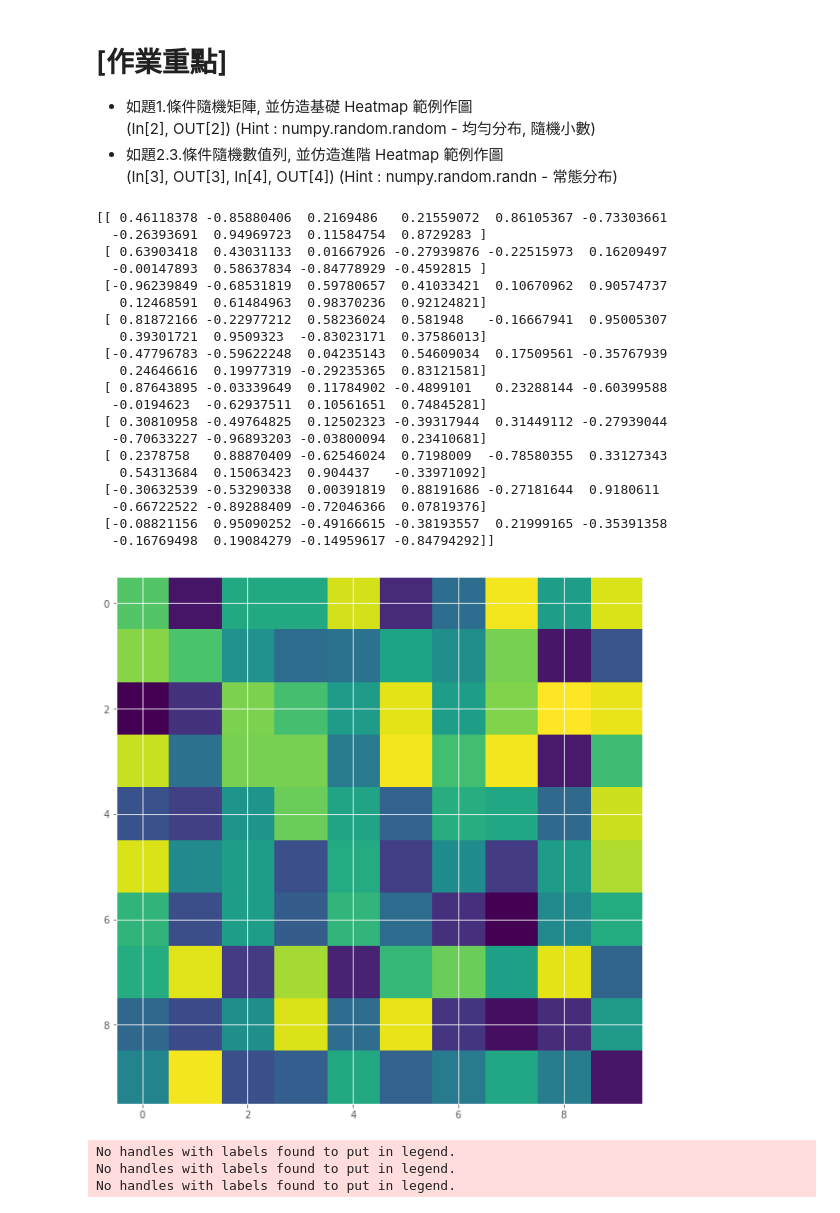
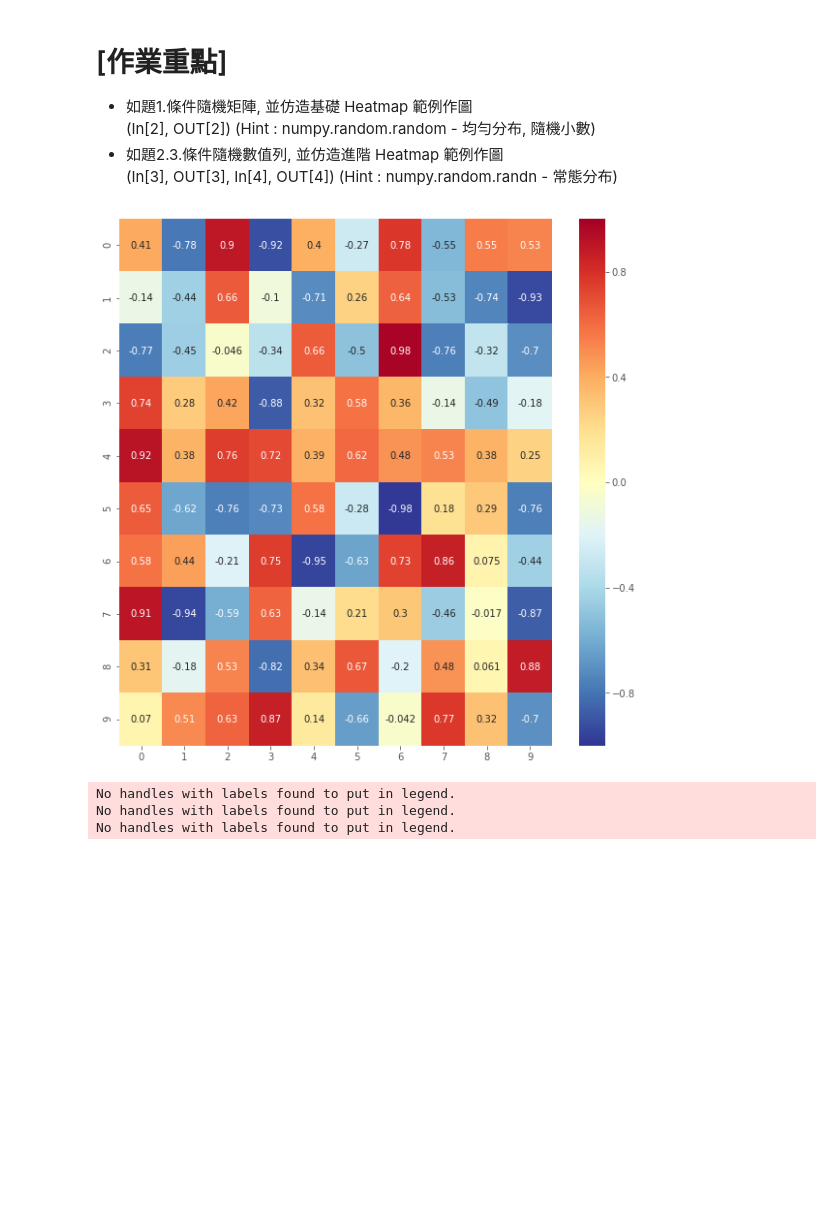
Before and after one commit to benjamin791023/2nd-ML100Days, a Jupyter notebook: ML100/Day_015_HW.ipynb, the cells around one changed output. Saved outputs shown, nothing was run; the diff lists cells and outputs as text; code cells hidden in the pictures; blank space fills up the shorter version.

```diff
--- a/ML100/Day_015_HW.ipynb
+++ b/ML100/Day_015_HW.ipynb
@@ -28,39 +28,18 @@ warnings.filterwarnings('ignore')
 # %%
 """
 Your Code Here
 """
 matrix = np.random.choice([-1, 1],size=[10, 10]) * np.random.rand(10,10)
-print(matrix)
 
 plt.figure(figsize=(10,10))
 """
 Your Code Here
 """
-heatmap = plt.imshow(matrix)
+heatmap = sns.heatmap(matrix, cmap = plt.cm.RdYlBu_r, vmax=1, vmin=-1, annot=True)
 
 plt.show()
 # %% [output]
-[[ 0.46118378 -0.85880406  0.2169486   0.21559072  0.86105367 -0.73303661
-  -0.26393691  0.94969723  0.11584754  0.8729283 ]
- [ 0.63903418  0.43031133  0.01667926 -0.27939876 -0.22515973  0.16209497
-  -0.00147893  0.58637834 -0.84778929 -0.4592815 ]
- [-0.96239849 -0.68531819  0.59780657  0.41033421  0.10670962  0.90574737
-   0.12468591  0.61484963  0.98370236  0.92124821]
- [ 0.81872166 -0.22977212  0.58236024  0.581948   -0.16667941  0.95005307
-   0.39301721  0.9509323  -0.83023171  0.37586013]
- [-0.47796783 -0.59622248  0.04235143  0.54609034  0.17509561 -0.35767939
-   0.24646616  0.19977319 -0.29235365  0.83121581]
- [ 0.87643895 -0.03339649  0.11784902 -0.4899101   0.23288144 -0.60399588
-  -0.0194623  -0.62937511  0.10561651  0.74845281]
- [ 0.30810958 -0.49764825  0.12502323 -0.39317944  0.31449112 -0.27939044
-  -0.70633227 -0.96893203 -0.03800094  0.23410681]
- [ 0.2378758   0.88870409 -0.62546024  0.7198009  -0.78580355  0.33127343
-   0.54313684  0.15063423  0.904437   -0.33971092]
- [-0.30632539 -0.53290338  0.00391819  0.88191686 -0.27181644  0.9180611
-  -0.66722522 -0.89288409 -0.72046366  0.07819376]
- [-0.08821156  0.95090252 -0.49166615 -0.38193557  0.21999165 -0.35391358
-  -0.16769498  0.19084279 -0.14959617 -0.84794292]]
-[figure, old version]
+[figure, new version]
 # %%
 nrow = 1000
 ncol = 3
```
